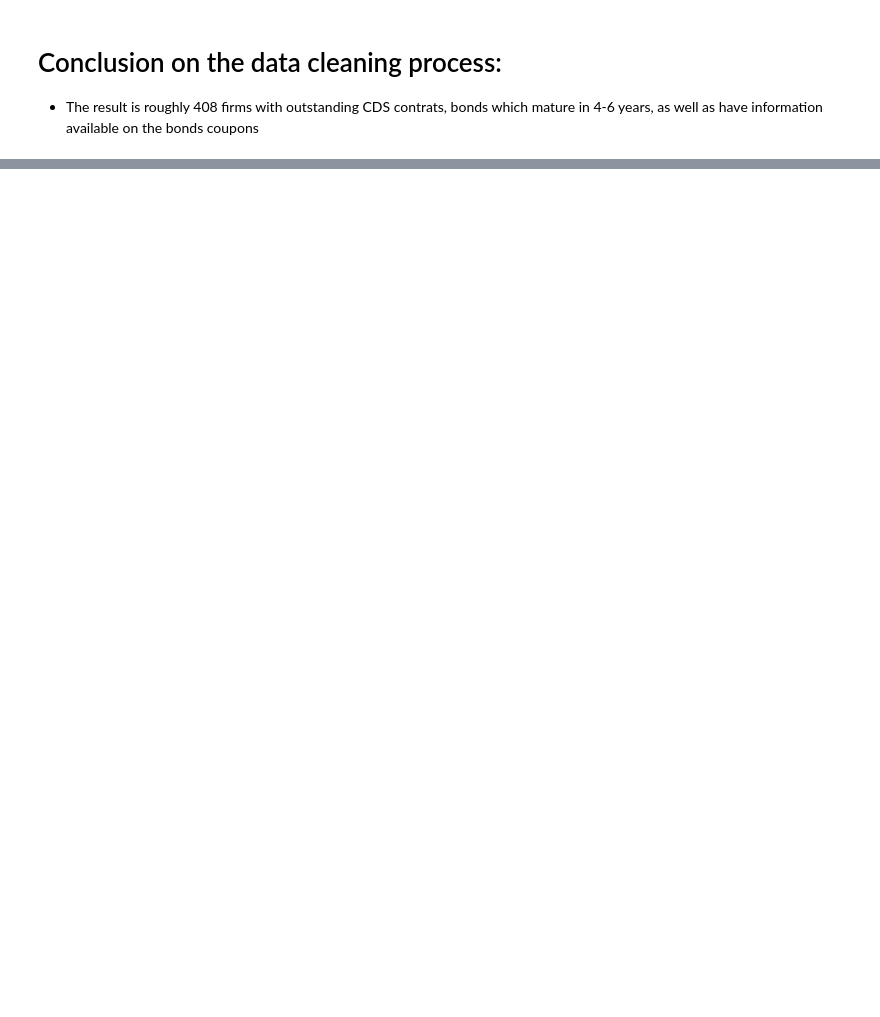
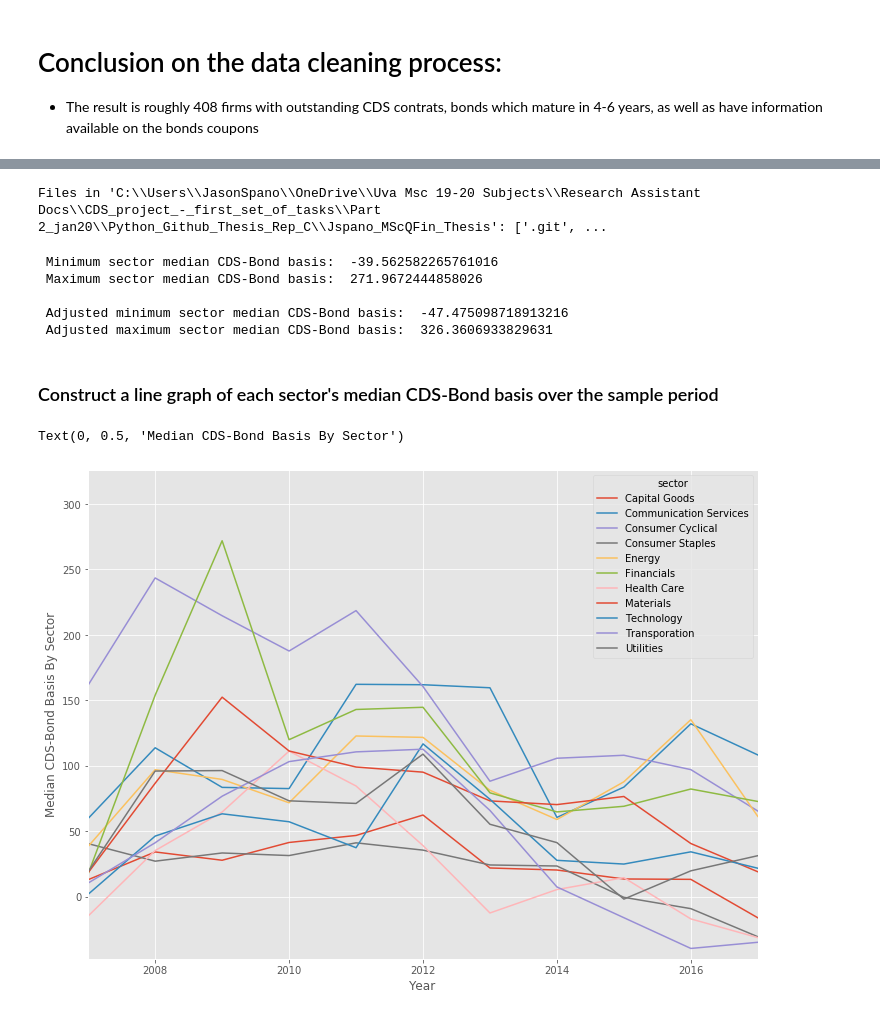
Before and after one commit to Jspano95/Jspano_MScQFin_Thesis, a Jupyter notebook: Jspano_MSc_QuantFin_Public_Github_V1.00.ipynb, the cells around one changed output, grey strips where cells are left out. Drawn from its saved outputs; the diff is of its cells as text; code cells hidden in the pictures; blank space fills up the shorter version.

```diff
--- a/Jspano_MSc_QuantFin_Public_Github_V1.00.ipynb
+++ b/Jspano_MSc_QuantFin_Public_Github_V1.00.ipynb
@@ -479,0 +958,6 @@ missing_ir_freq
+# %%
+cwd = os.getcwd()
+files = os.listdir(cwd)
+print("Files in %r: %s" % (cwd, files))
+# %% [output]
+Files in 'C:\\Users\\JasonSpano\\OneDrive\\Uva Msc 19-20 Subjects\\Research Assistant Docs\\CDS_project_-_first_set_of_tasks\\Part 2_jan20\\Python_Github_Thesis_Rep_C\\Jspano_MScQFin_Thesis': ['.git', ...
@@ -479,0 +966,36 @@ missing_ir_freq
+# %%
+sorted_alldata_df_final = pd.read_pickle(r"C:\Users\JasonSpano\OneDrive\Uva Msc 19-20 Subjects\Research Assistant Docs\CDS_project_-_first_set_of_tasks\Part 2_jan20./sorted_alldata_df_final.pkl")
+# %%
+#pre-define min and max median values by sector group to define the upper and lower limits of the y-axis (median basis value)
+
+min_median = sorted_alldata_df_final.groupby(['year_index','sector']).median()['cds_bond_basis'].min()
+max_median = sorted_alldata_df_final.groupby(['year_index','sector']).median()['cds_bond_basis'].max()
+
+print(" Minimum sector median CDS-Bond basis: ", min_median, '\n',
+     "Maximum sector median CDS-Bond basis: ", max_median, '\n')
+
+#add a small amount of buffer to each value before inserting that value as the y-axis min/max:
+min_median_adjusted = min_median * 1.20
+max_median_adjusted = max_median * 1.20
+
+print(" Adjusted minimum sector median CDS-Bond basis: ", min_median_adjusted, '\n',
+     "Adjusted maximum sector median CDS-Bond basis: ", max_median_adjusted)
+# %% [output]
+ Minimum sector median CDS-Bond basis:  -39.562582265761016
+ Maximum sector median CDS-Bond basis:  271.9672444858026
+
+ Adjusted minimum sector median CDS-Bond basis:  -47.475098718913216
+ Adjusted maximum sector median CDS-Bond basis:  326.3606933829631
+# %% [markdown]
+### Construct a line graph of each sector's median CDS-Bond basis over the sample period
+# %%
+plt.style.use('ggplot')
+fig, ax = plt.subplots(figsize=(12,9))
+sorted_alldata_df_final.groupby(['year_index','sector']).median()['cds_bond_basis'].unstack().plot(ax=ax);
+plt.ylim(min_median_adjusted, max_median_adjusted)
+plt.xlim(2007, 2017)
+ax.set_xlabel('Year')
+ax.set_ylabel('Median CDS-Bond Basis By Sector')
+# %% [output]
+Text(0, 0.5, 'Median CDS-Bond Basis By Sector')
+[figure, added]
```
Also changed, not shown: parts of 51 cells of this notebook.
